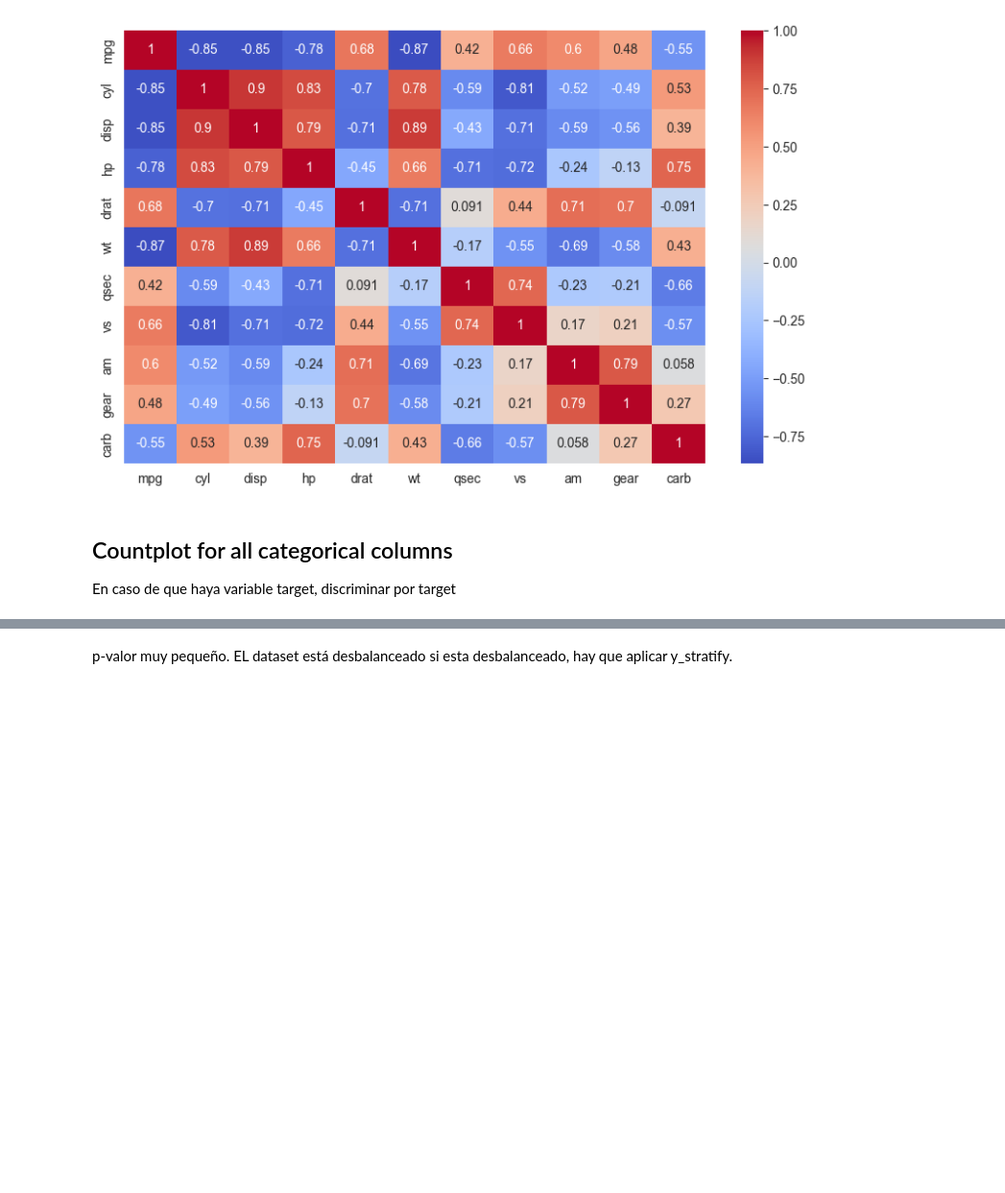
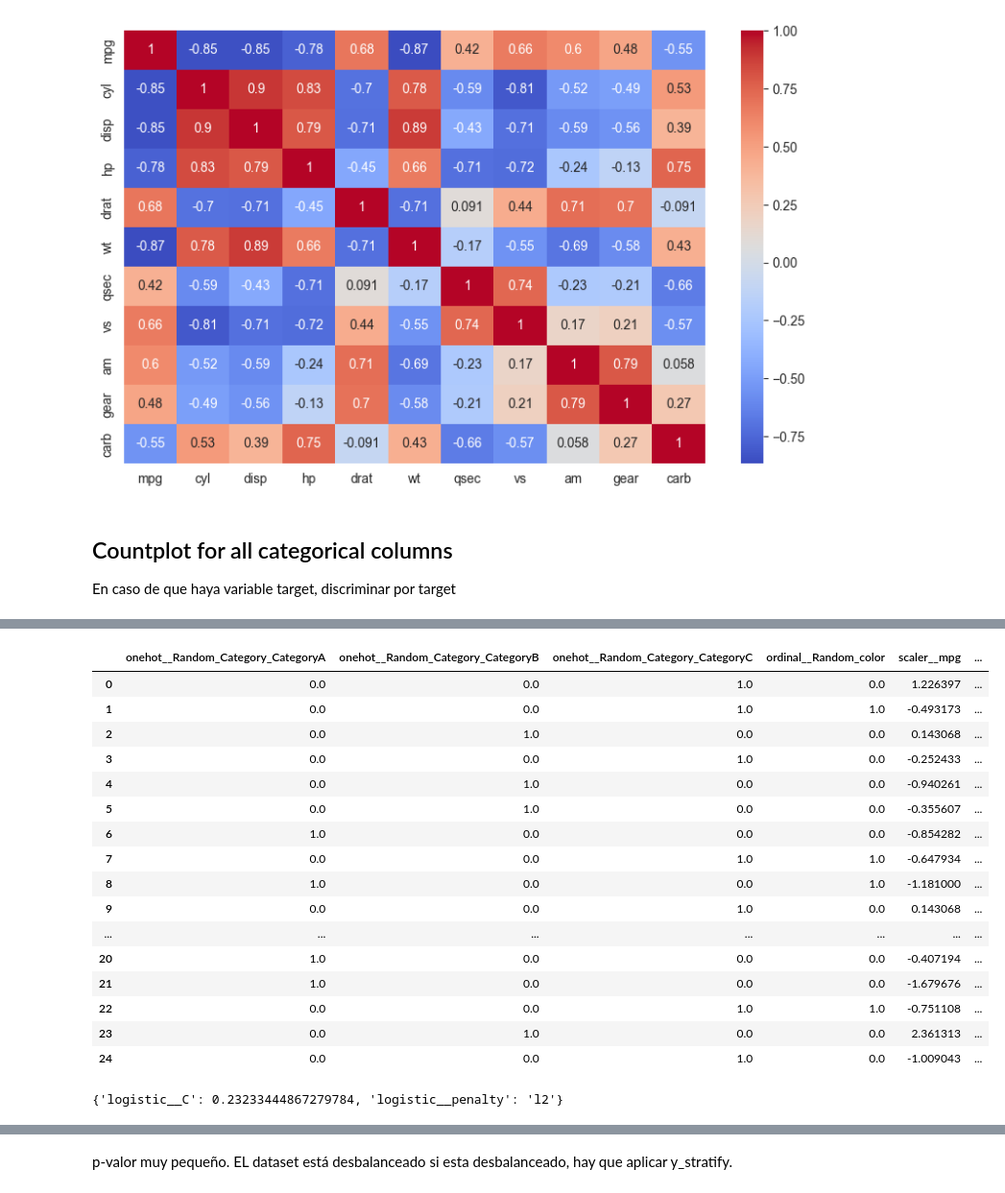
Before and after one commit to adelgado24/IA, a Jupyter notebook: primera_practica/Guia_parcial.ipynb, the cells around one changed output, grey strips where cells are left out. Shown: that part at 96% size. Drawn from its saved outputs; the diff is of its cells as text; code cells hidden in the pictures; blank space fills up the shorter version.

```diff
--- a/primera_practica/Guia_parcial.ipynb
+++ b/primera_practica/Guia_parcial.ipynb
@@ -187,0 +199,32 @@ sns_countplot(df, None)
+# %%
+#pipeline. Onehotencode some columns, ordinal encode others, and std scale numerical. Then apply logistic regression
+from sklearn.compose import ColumnTransformer
+from sklearn.preprocessing import OneHotEncoder, OrdinalEncoder
+from sklearn.compose import make_column_selector
+
+df['target'] = np.random.choice([0,1], size=len(df))
+
+X = df.drop(columns = 'target')
+y = df['target']
+
+X_train, X_test, y_train, y_test = train_test_split(X, y, test_size=0.2, random_state=42)
+
+preprocessor = ColumnTransformer(
+    transformers=[
+        ('onehot', OneHotEncoder(), ['Random_Category']),
+        ('ordinal', OrdinalEncoder(), ['Random_color']),
+        ('scaler', StandardScaler(), X.select_dtypes(include=[np.number]).columns)
+    ])
+
+pipeline = Pipeline(steps=[('preprocessor', preprocessor),
+                           ('logistic', LogisticRegression())])
+
+#RandomizedSearchCV
+from sklearn.model_selection import RandomizedSearchCV
+from scipy.stats import uniform
+
+param_distributions = {'logistic__C': uniform(loc=0, scale=4),
+                       'logistic__penalty': ['l1', 'l2']}
+
+clf = RandomizedSearchCV(pipeline, param_distributions, n_iter=50, cv=5, verbose=1, random_state=42, n_jobs=-1)
+clf.fit(X_train, y_train)
@@ -187,0 +252,24 @@ sns_countplot(df, None)
+# %%
+pd.DataFrame(preprocessor.fit_transform(X_train), columns = preprocessor.get_feature_names_out())
+# %% [output]
+|  | onehot__Random_Category_CategoryA | onehot__Random_Category_CategoryB | onehot__Random_Category_CategoryC | ordinal__Random_color | scaler__mpg | ... |
+| 0 | 0.0 | 0.0 | 1.0 | 0.0 | 1.226397 | ... |
+| 1 | 0.0 | 0.0 | 1.0 | 1.0 | -0.493173 | ... |
+| 2 | 0.0 | 1.0 | 0.0 | 0.0 | 0.143068 | ... |
+| 3 | 0.0 | 0.0 | 1.0 | 0.0 | -0.252433 | ... |
+| 4 | 0.0 | 1.0 | 0.0 | 0.0 | -0.940261 | ... |
+| 5 | 0.0 | 1.0 | 0.0 | 0.0 | -0.355607 | ... |
+| 6 | 1.0 | 0.0 | 0.0 | 0.0 | -0.854282 | ... |
+| 7 | 0.0 | 0.0 | 1.0 | 1.0 | -0.647934 | ... |
+| 8 | 1.0 | 0.0 | 0.0 | 1.0 | -1.181000 | ... |
+| 9 | 0.0 | 0.0 | 1.0 | 0.0 | 0.143068 | ... |
+| ... | ... | ... | ... | ... | ... | ... |
+| 20 | 1.0 | 0.0 | 0.0 | 0.0 | -0.407194 | ... |
+| 21 | 1.0 | 0.0 | 0.0 | 0.0 | -1.679676 | ... |
+| 22 | 0.0 | 0.0 | 1.0 | 1.0 | -0.751108 | ... |
+| 23 | 0.0 | 1.0 | 0.0 | 0.0 | 2.361313 | ... |
+| 24 | 0.0 | 0.0 | 1.0 | 0.0 | -1.009043 | ... |
+# %%
+clf.best_params_
+# %% [output]
+{'logistic__C': 0.23233444867279784, 'logistic__penalty': 'l2'}
```
Also changed, not shown: parts of 38 cells of this notebook, 8 other files.
